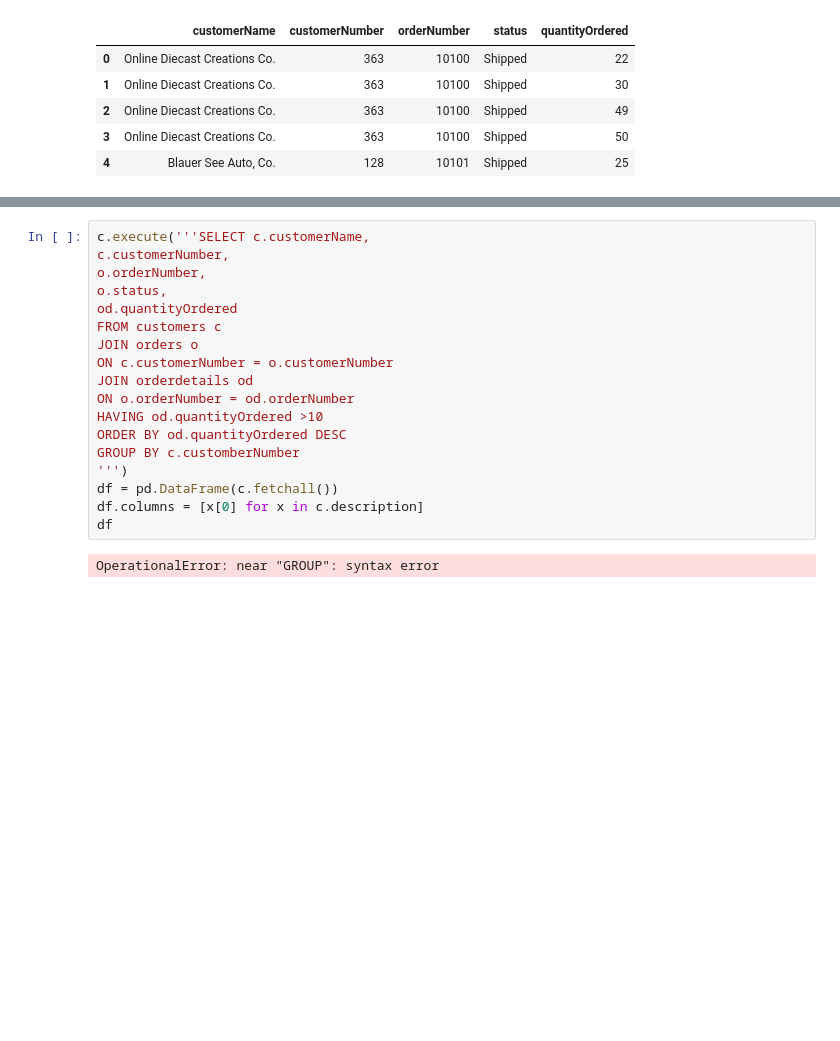
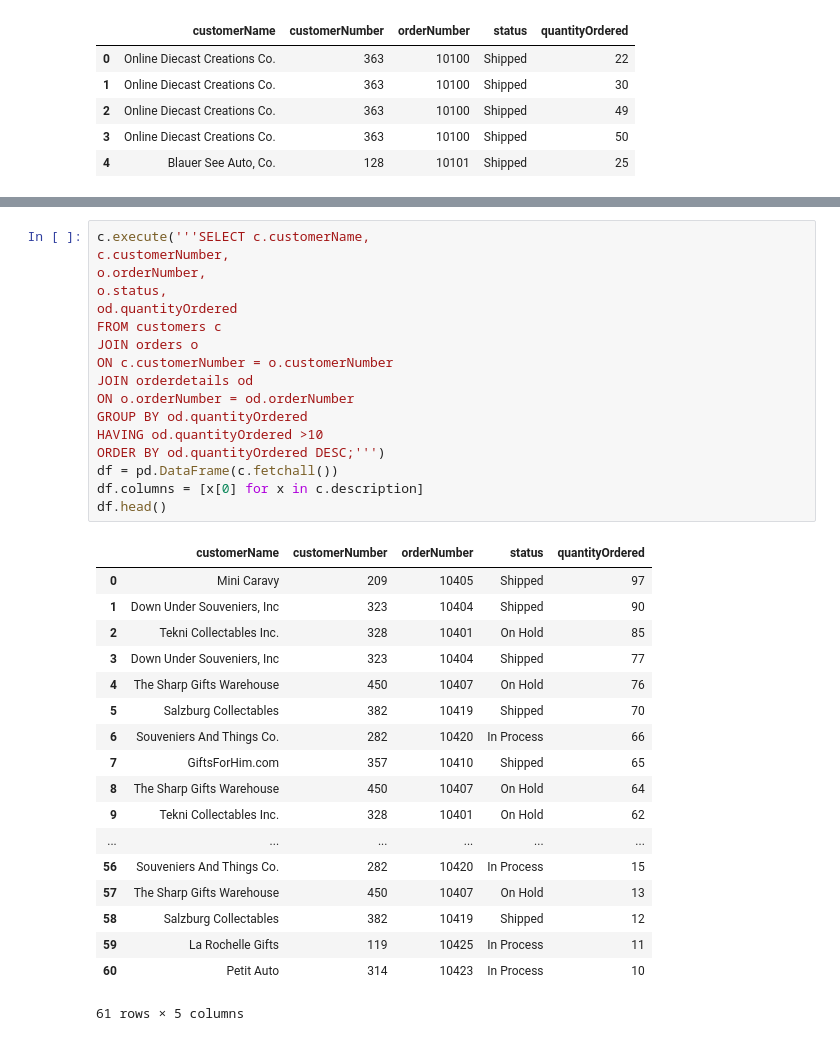
Before and after one commit to harrisonmiller13/dsc-more-practice-with-sql-queries-lab-nyc-ds-060319, a Jupyter notebook: index.ipynb, the cells around one changed output, grey strips where cells are left out. Cells and saved outputs as stored; diff of their text form; blank space fills up the shorter version.

```diff
--- a/index.ipynb
+++ b/index.ipynb
@@ -135,23 +135,39 @@ Now, return the customerName, customrerNumber, productName, productCode and tota
 # %%
 c.execute('''SELECT c.customerName,
 c.customerNumber,
 o.orderNumber,
 o.status,
 od.quantityOrdered
 FROM customers c
 JOIN orders o
 ON c.customerNumber = o.customerNumber
 JOIN orderdetails od
 ON o.orderNumber = od.orderNumber
+GROUP BY od.quantityOrdered
 HAVING od.quantityOrdered >10
-ORDER BY od.quantityOrdered DESC
-GROUP BY c.customberNumber
-''')
+ORDER BY od.quantityOrdered DESC;''')
 df = pd.DataFrame(c.fetchall())
 df.columns = [x[0] for x in c.description]
-df
+df.head()
 # %% [output]
+|  | customerName | customerNumber | orderNumber | status | quantityOrdered |
+| 0 | Mini Caravy | 209 | 10405 | Shipped | 97 |
+| 1 | Down Under Souveniers, Inc | 323 | 10404 | Shipped | 90 |
+| 2 | Tekni Collectables Inc. | 328 | 10401 | On Hold | 85 |
+| 3 | Down Under Souveniers, Inc | 323 | 10404 | Shipped | 77 |
+| 4 | The Sharp Gifts Warehouse | 450 | 10407 | On Hold | 76 |
+| 5 | Salzburg Collectables | 382 | 10419 | Shipped | 70 |
+| 6 | Souveniers And Things Co. | 282 | 10420 | In Process | 66 |
+| 7 | GiftsForHim.com | 357 | 10410 | Shipped | 65 |
+| 8 | The Sharp Gifts Warehouse | 450 | 10407 | On Hold | 64 |
+| 9 | Tekni Collectables Inc. | 328 | 10401 | On Hold | 62 |
+| ... | ... | ... | ... | ... | ... |
+| 56 | Souveniers And Things Co. | 282 | 10420 | In Process | 15 |
+| 57 | The Sharp Gifts Warehouse | 450 | 10407 | On Hold | 13 |
+| 58 | Salzburg Collectables | 382 | 10419 | Shipped | 12 |
+| 59 | La Rochelle Gifts | 119 | 10425 | In Process | 11 |
+| 60 | Petit Auto | 314 | 10423 | In Process | 10 |
-OperationalError: near "GROUP": syntax error
+61 rows × 5 columns
 # %% [markdown]
 #### Expected Output
 
```
